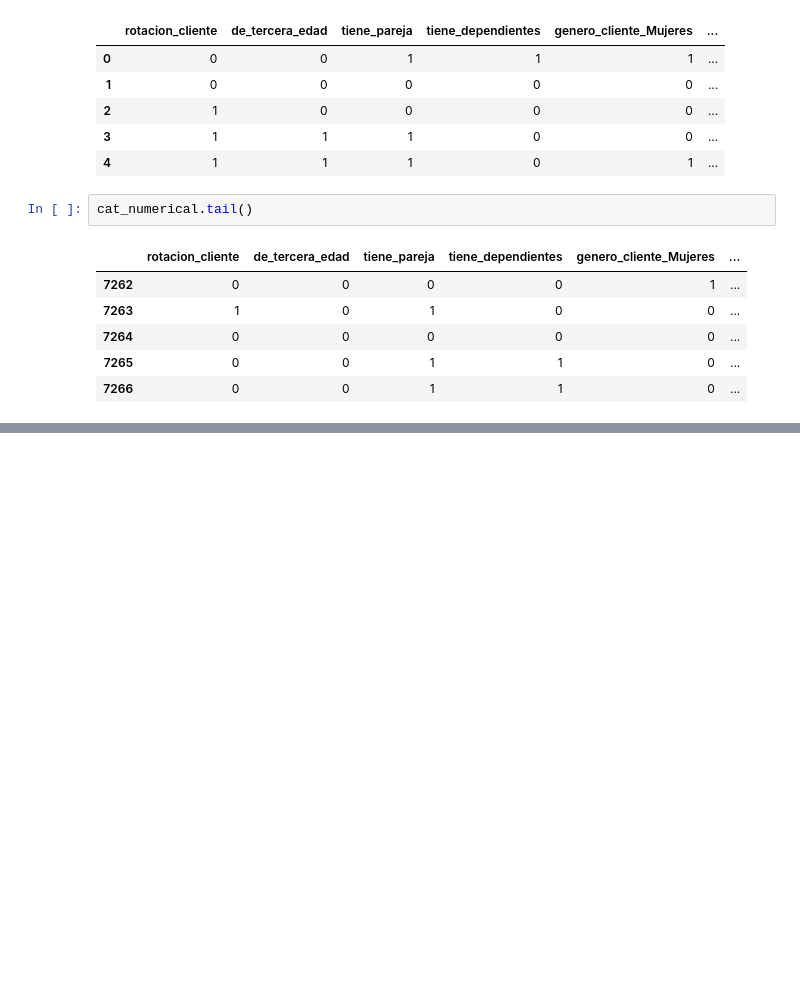
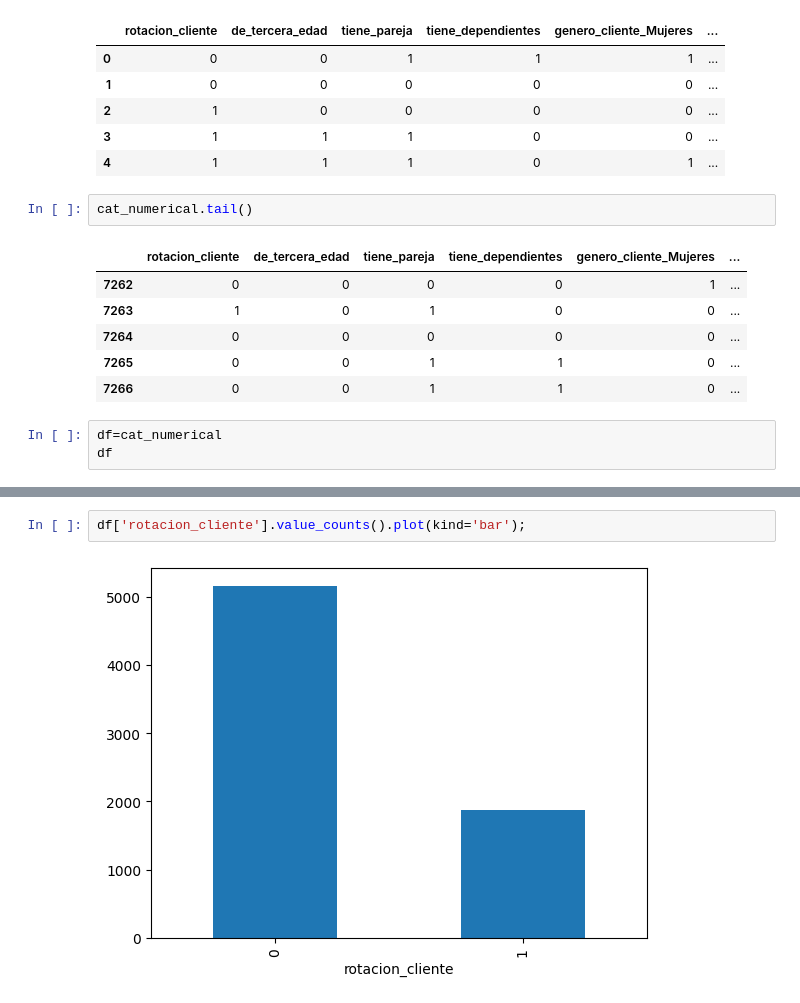
Before and after one commit to CatalinaOrtegha/3rdChallenge-TelecomX, a Jupyter notebook: 3rdChallenge_TelecomX.ipynb, the cells around one changed output, grey strips where cells are left out. Cells and saved outputs as stored; diff of their text form; blank space fills up the shorter version.

```diff
--- a/3rdChallenge_TelecomX.ipynb
+++ b/3rdChallenge_TelecomX.ipynb
@@ -106,3 +107,6 @@ cat_numerical.tail()
 | 7264 | 0 | 0 | 0 | 0 | 0 | ... |
 | 7265 | 0 | 0 | 1 | 1 | 0 | ... |
 | 7266 | 0 | 0 | 1 | 1 | 0 | ... |
+# %%
+df=cat_numerical
+df
@@ -108,0 +152,4 @@ cat_numerical.tail()
+# %%
+df['rotacion_cliente'].value_counts().plot(kind='bar');
+# %% [output]
+[figure, added]
```
Also changed, not shown: parts of 6 cells of this notebook.
